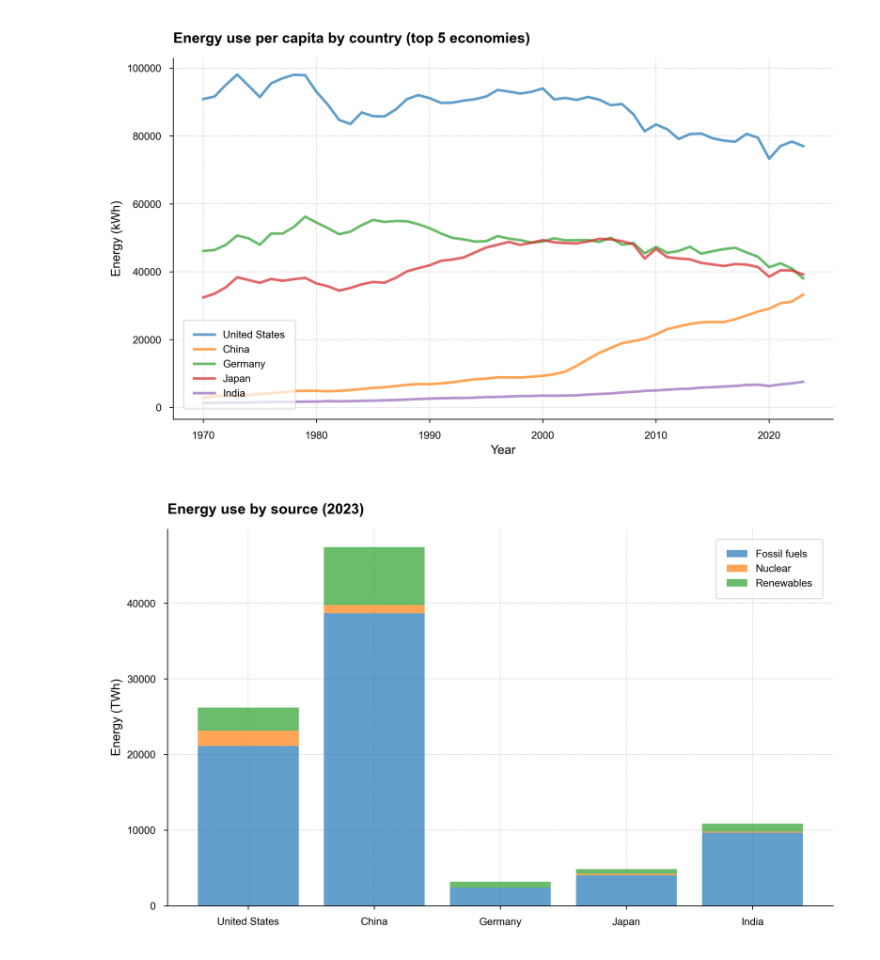
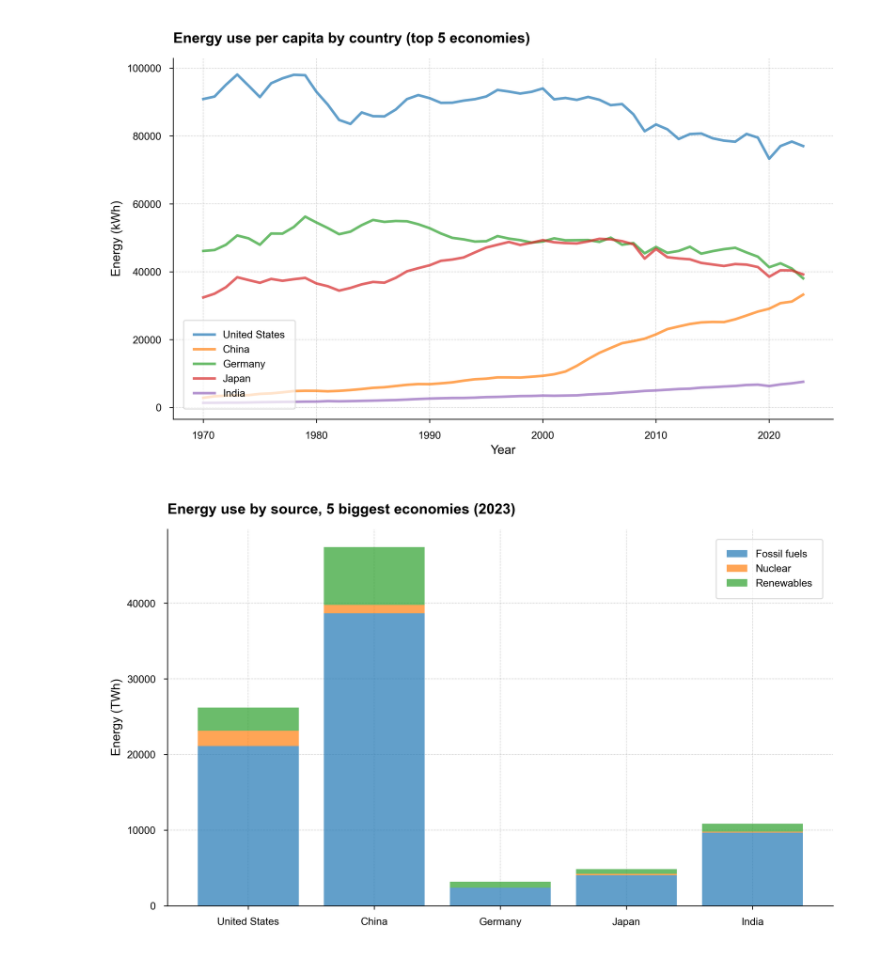
Before and after one commit to joypauls/blog-notebooks, a Jupyter notebook: notebooks/energy_use.ipynb, the cells around one changed output. Cells and saved outputs as stored; diff of their text form; code cells hidden in the pictures.

```diff
--- a/notebooks/energy_use.ipynb
+++ b/notebooks/energy_use.ipynb
@@ -290,36 +372,36 @@ formatted_data = []
 for field in fields:
     country_data = []
     for country in countries:
         country_data.append(df_2023[df_2023["country"] == country][field].values[0])
     formatted_data.append(country_data)
 
 # print(formatted_data)
 
 fig, ax = plt.subplots(figsize=(10, 6))
 ax.set_axisbelow(True)
 
 bottom = np.zeros(len(countries))
 for i, subcategory_data in enumerate(formatted_data):
     ax.bar(countries, subcategory_data, bottom=bottom, label=field_labels[i], alpha=0.7)
     bottom += subcategory_data
 
-ax.set_title("Energy use by source (2023)", loc="left", fontweight="bold")
+ax.set_title("Energy use by source, 5 biggest economies (2023)", loc="left", fontweight="bold")
 ax.set_ylabel("Energy (TWh)")
 # ax.set_xlabel("Country")
 # ax.legend(loc="upper right")
 ax.legend(
     loc="upper right",
     frameon=True,
     # fancybox=True,
     # shadow=True,
     framealpha=0.7,
     borderpad=1,
 )
 
-# plt.savefig("sine_wave.png")
+plt.savefig("../../joypauls.dev-astro/src/assets/blog/energy-use-in-us/energy_use_country_2023.png")
 plt.show()
 # %% [output]
-[figure, old version]
+[figure, new version]
 # %%
 # plt.figure(figsize=(10, 6))
 
```
Also changed, not shown: parts of 10 cells of this notebook.
